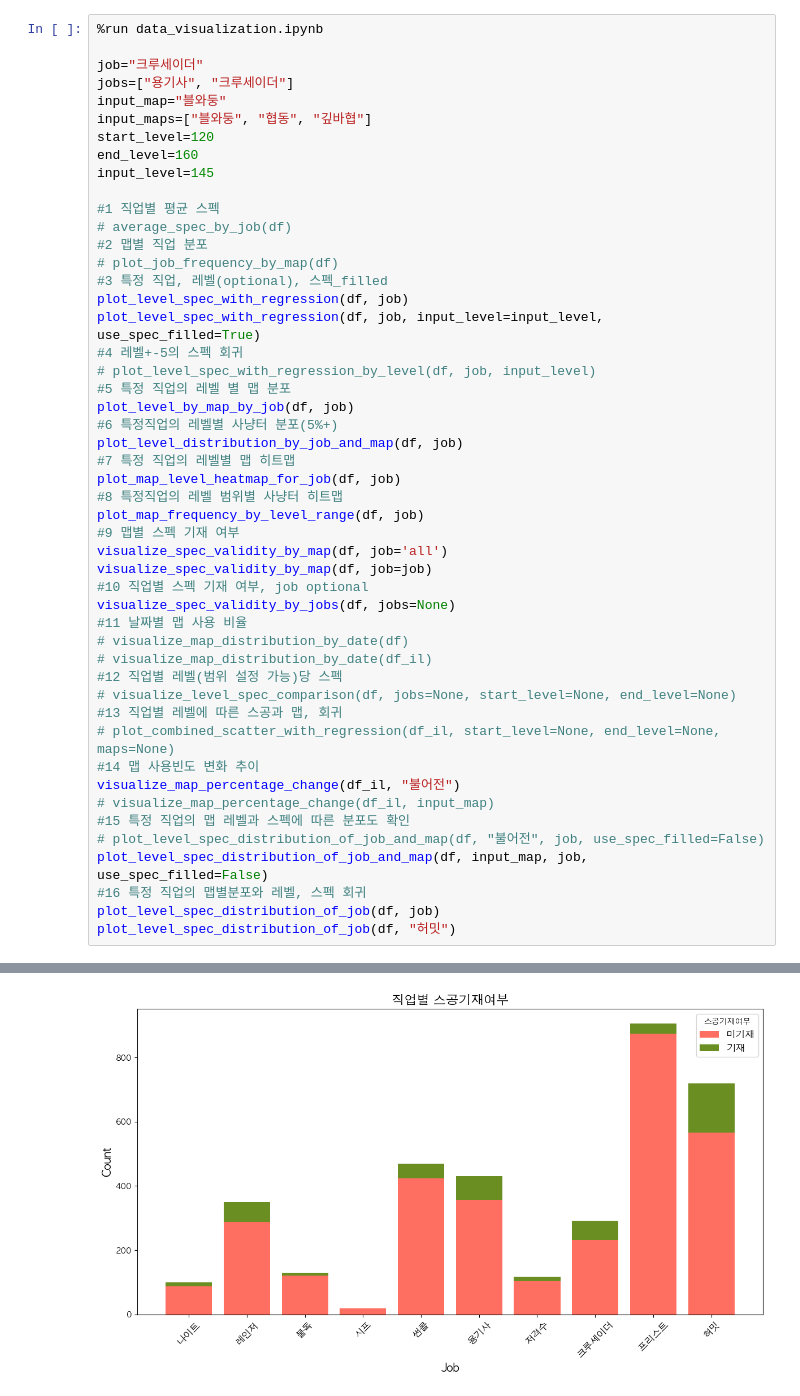
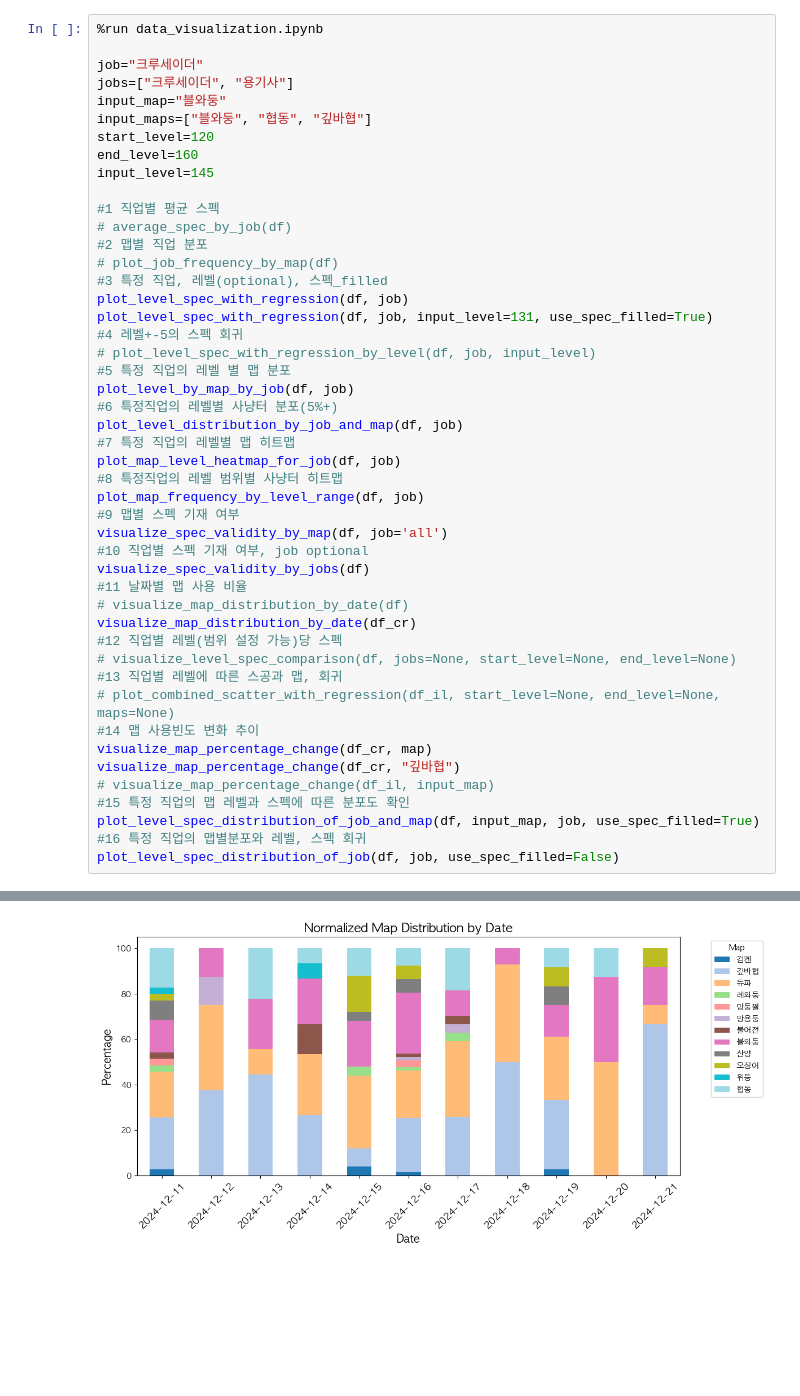
Before and after one commit to jongwonIee/mapleland, a Jupyter notebook: party/job-Crusader.ipynb, the cells around one changed output, grey strips where cells are left out. Drawn from its saved outputs; the diff is of its cells as text; blank space fills up the shorter version.

```diff
--- a/party/job-Crusader.ipynb
+++ b/party/job-Crusader.ipynb
@@ -100,7 +104,7 @@ Data columns (total 17 columns):
 %run data_visualization.ipynb
 
 job="크루세이더"
-jobs=["용기사", "크루세이더"]
+jobs=["크루세이더", "용기사"]
 input_map="블와둥"
 input_maps=["블와둥", "협동", "깊바협"]
 start_level=120
@@ -113,7 +117,7 @@ input_level=145
 # plot_job_frequency_by_map(df)
 #3 특정 직업, 레벨(optional), 스펙_filled
 plot_level_spec_with_regression(df, job)
-plot_level_spec_with_regression(df, job, input_level=input_level, use_spec_filled=True)
+plot_level_spec_with_regression(df, job, input_level=131, use_spec_filled=True)
 #4 레벨+-5의 스펙 회귀
 # plot_level_spec_with_regression_by_level(df, job, input_level)
 #5 특정 직업의 레벨 별 맵 분포
@@ -126,24 +130,22 @@ plot_map_level_heatmap_for_job(df, job)
 plot_map_frequency_by_level_range(df, job)
 #9 맵별 스펙 기재 여부
 visualize_spec_validity_by_map(df, job='all')
-visualize_spec_validity_by_map(df, job=job)
 #10 직업별 스펙 기재 여부, job optional
-visualize_spec_validity_by_jobs(df, jobs=None)
+visualize_spec_validity_by_jobs(df)
 #11 날짜별 맵 사용 비율
 # visualize_map_distribution_by_date(df)
-# visualize_map_distribution_by_date(df_il)
+visualize_map_distribution_by_date(df_cr)
 #12 직업별 레벨(범위 설정 가능)당 스펙
 # visualize_level_spec_comparison(df, jobs=None, start_level=None, end_level=None)
 #13 직업별 레벨에 따른 스공과 맵, 회귀
 # plot_combined_scatter_with_regression(df_il, start_level=None, end_level=None, maps=None)
 #14 맵 사용빈도 변화 추이
-visualize_map_percentage_change(df_il, "불어전")
+visualize_map_percentage_change(df_cr, map)
+visualize_map_percentage_change(df_cr, "깊바협")
 # visualize_map_percentage_change(df_il, input_map)
 #15 특정 직업의 맵 레벨과 스펙에 따른 분포도 확인
-# plot_level_spec_distribution_of_job_and_map(df, "불어전", job, use_spec_filled=False)
-plot_level_spec_distribution_of_job_and_map(df, input_map, job, use_spec_filled=False)
+plot_level_spec_distribution_of_job_and_map(df, input_map, job, use_spec_filled=True)
 #16 특정 직업의 맵별분포와 레벨, 스펙 회귀
-plot_level_spec_distribution_of_job(df, job)
-plot_level_spec_distribution_of_job(df, "허밋")
+plot_level_spec_distribution_of_job(df, job, use_spec_filled=False)
 # %% [output]
 [figure]
@@ -157 +159 @@ plot_level_spec_distribution_of_job(df, "허밋")
-[figure, old version]
+[figure, new version]
```
Also changed, not shown: parts of 8 cells of this notebook, 20 other files.
